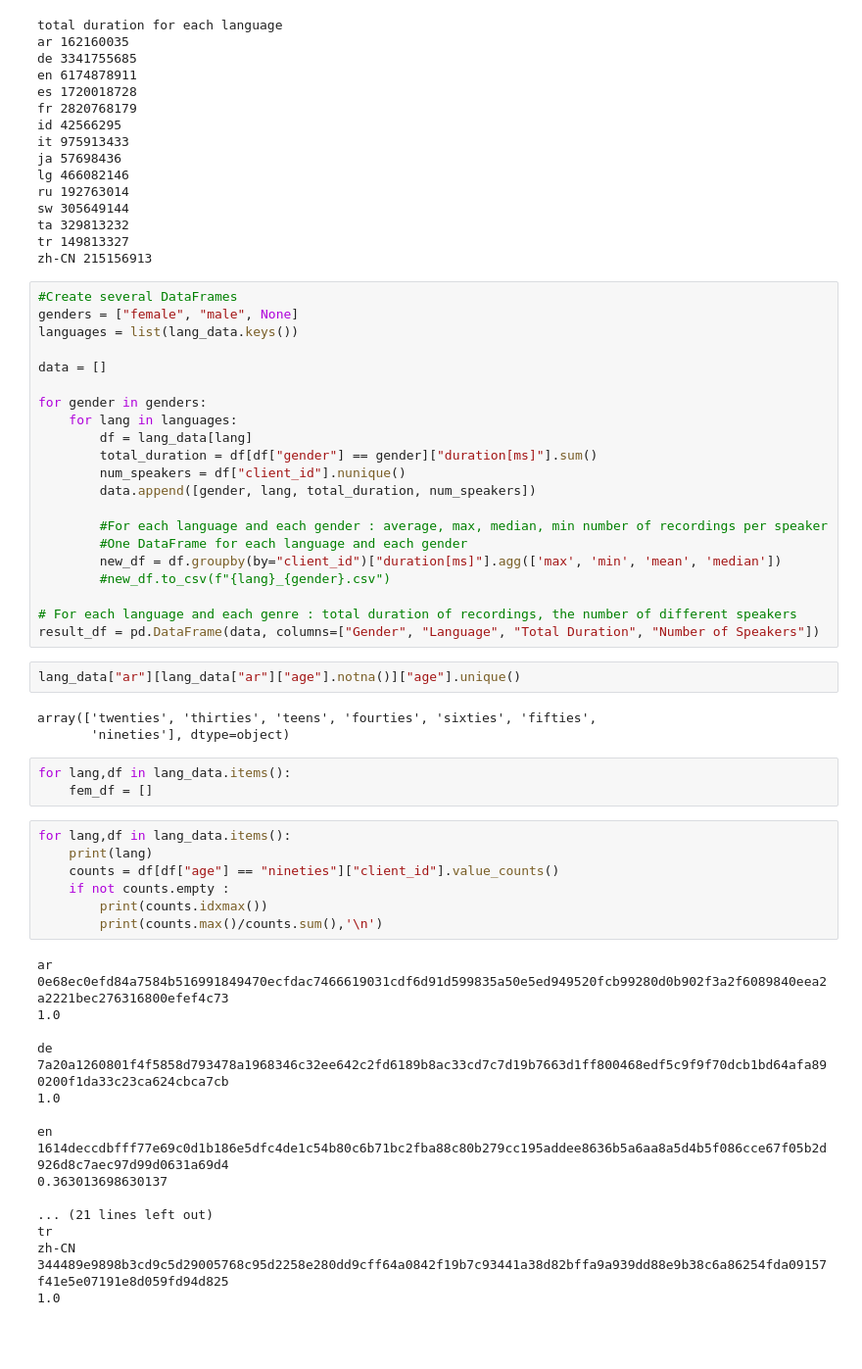
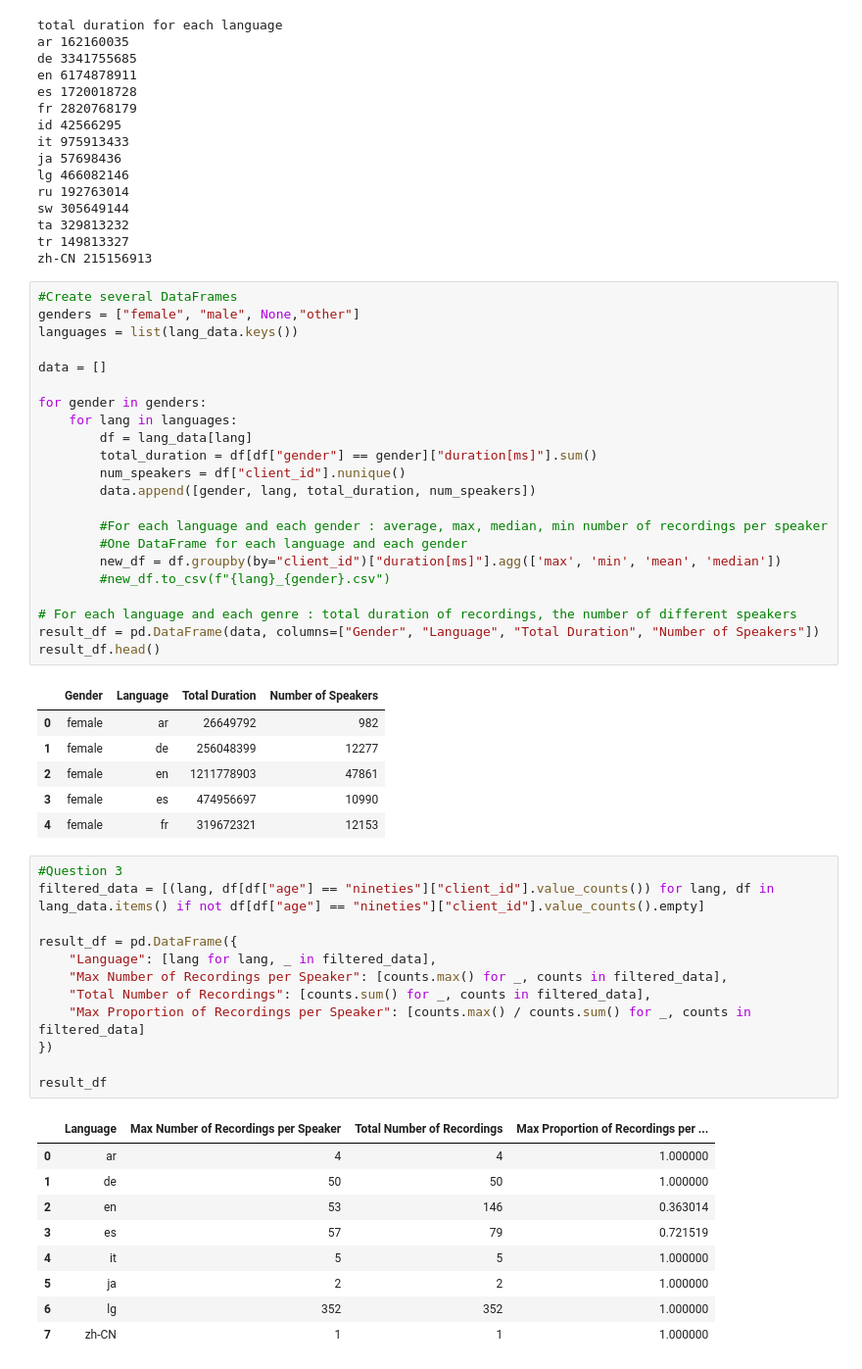
Before and after one commit to aannaaiiss/data_analysis_project, a Jupyter notebook: BEKOLO_data_analysis_final_project.ipynb, the cells around one changed output. Shown: that part at 98% size. Saved outputs shown, nothing was run; the diff lists cells and outputs as text; blank space fills up the shorter version.

```diff
--- a/BEKOLO_data_analysis_final_project.ipynb
+++ b/BEKOLO_data_analysis_final_project.ipynb
@@ -65,7 +66,7 @@ tr 149813327
 zh-CN 215156913
 # %%
 #Create several DataFrames
-genders = ["female", "male", None]
+genders = ["female", "male", None,"other"]
 languages = list(lang_data.keys())
 
 data = []
@@ -84,36 +85,33 @@ for gender in genders:
 
 # For each language and each genre : total duration of recordings, the number of different speakers
 result_df = pd.DataFrame(data, columns=["Gender", "Language", "Total Duration", "Number of Speakers"])
+result_df.head()
+# %% [output]
+|  | Gender | Language | Total Duration | Number of Speakers |
+| 0 | female | ar | 26649792 | 982 |
+| 1 | female | de | 256048399 | 12277 |
+| 2 | female | en | 1211778903 | 47861 |
+| 3 | female | es | 474956697 | 10990 |
+| 4 | female | fr | 319672321 | 12153 |
-# %%
-lang_data["ar"][lang_data["ar"]["age"].notna()]["age"].unique()
-# %% [output]
-array(['twenties', 'thirties', 'teens', 'fourties', 'sixties', 'fifties',
-       'nineties'], dtype=object)
-# %%
-for lang,df in lang_data.items():
-    fem_df = []
-# %%
-for lang,df in lang_data.items():
-    print(lang)
-    counts = df[df["age"] == "nineties"]["client_id"].value_counts()
-    if not counts.empty :
-        print(counts.idxmax())
-        print(counts.max()/counts.sum(),'\n')
-# %% [output]
-ar
-0e68ec0efd84a7584b516991849470ecfdac7466619031cdf6d91d599835a50e5ed949520fcb99280d0b902f3a2f6089840eea2a2221bec276316800efef4c73
-1.0
-
-de
-7a20a1260801f4f5858d793478a1968346c32ee642c2fd6189b8ac33cd7c7d19b7663d1ff800468edf5c9f9f70dcb1bd64afa890200f1da33c23ca624cbca7cb
-1.0
-
-en
-1614deccdbfff77e69c0d1b186e5dfc4de1c54b80c6b71bc2fba88c80b279cc195addee8636b5a6aa8a5d4b5f086cce67f05b2d926d8c7aec97d99d0631a69d4
-0.363013698630137
-
-... (21 lines left out)
-tr
-zh-CN
-344489e9898b3cd9c5d29005768c95d2258e280dd9cff64a0842f19b7c93441a38d82bffa9a939dd88e9b38c6a86254fda09157f41e5e07191e8d059fd94d825
-1.0
+# %%
+#Question 3
+filtered_data = [(lang, df[df["age"] == "nineties"]["client_id"].value_counts()) for lang, df in lang_data.items() if not df[df["age"] == "nineties"]["client_id"].value_counts().empty]
+
+result_df = pd.DataFrame({
+    "Language": [lang for lang, _ in filtered_data],
+    "Max Number of Recordings per Speaker": [counts.max() for _, counts in filtered_data],
+    "Total Number of Recordings": [counts.sum() for _, counts in filtered_data],
+    "Max Proportion of Recordings per Speaker": [counts.max() / counts.sum() for _, counts in filtered_data]
+})
+
+result_df
+# %% [output]
+|  | Language | Max Number of Recordings per Speaker | Total Number of Recordings | Max Proportion of Recordings per ... |
+| 0 | ar | 4 | 4 | 1.000000 |
+| 1 | de | 50 | 50 | 1.000000 |
+| 2 | en | 53 | 146 | 0.363014 |
+| 3 | es | 57 | 79 | 0.721519 |
+| 4 | it | 5 | 5 | 1.000000 |
+| 5 | ja | 2 | 2 | 1.000000 |
+| 6 | lg | 352 | 352 | 1.000000 |
+| 7 | zh-CN | 1 | 1 | 1.000000 |
```
Also changed, not shown: parts of 6 cells of this notebook.
